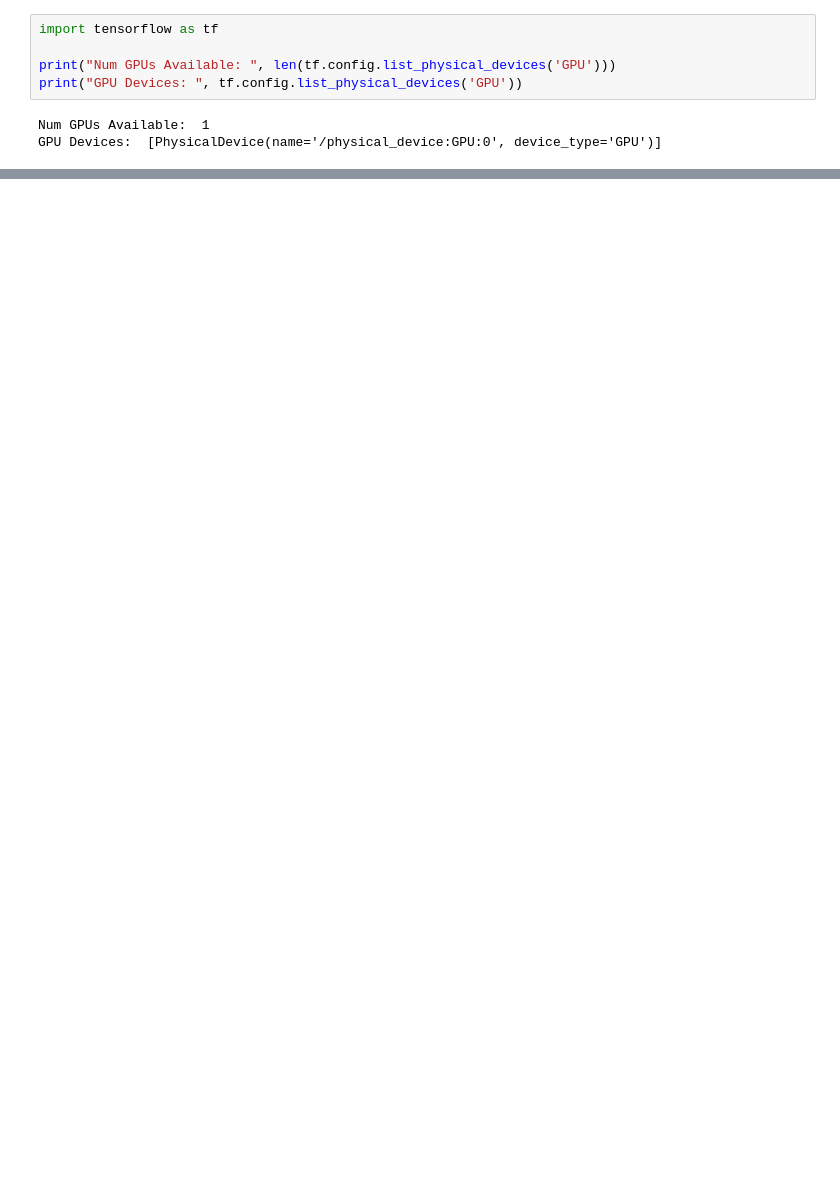
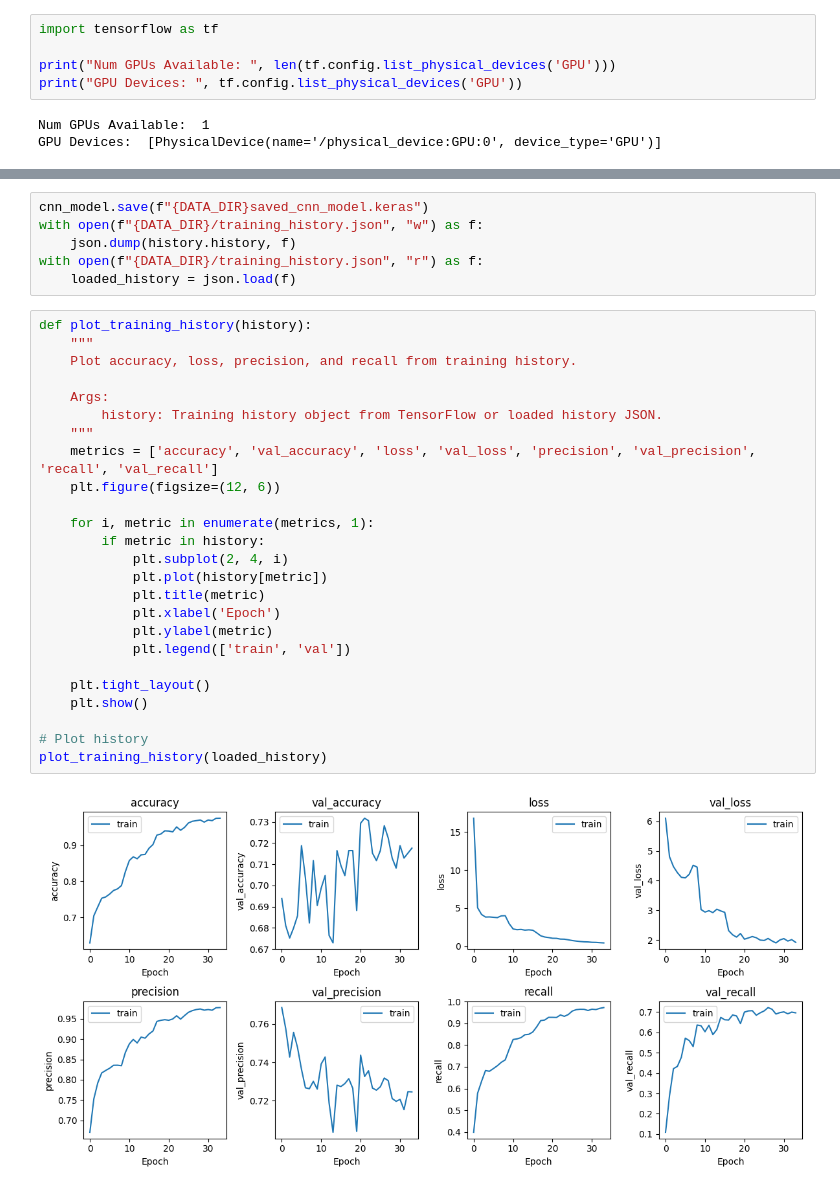
Before and after one commit to DrClick/psychic-succotash, a Jupyter notebook: notebooks/CNN.ipynb, the cells around one changed output, grey strips where cells are left out. Saved outputs shown, nothing was run; the diff lists cells and outputs as text; blank space fills up the shorter version.

```diff
--- a/notebooks/CNN.ipynb
+++ b/notebooks/CNN.ipynb
@@ -307,0 +382,33 @@ Validation Loss: 1.9308, Validation Accuracy: 0.6297
+# %%
+cnn_model.save(f"{DATA_DIR}saved_cnn_model.keras")
+with open(f"{DATA_DIR}/training_history.json", "w") as f:
+    json.dump(history.history, f)
+with open(f"{DATA_DIR}/training_history.json", "r") as f:
+    loaded_history = json.load(f)
+# %%
+def plot_training_history(history):
+    """
+    Plot accuracy, loss, precision, and recall from training history.
+
+    Args:
+        history: Training history object from TensorFlow or loaded history JSON.
+    """
+    metrics = ['accuracy', 'val_accuracy', 'loss', 'val_loss', 'precision', 'val_precision', 'recall', 'val_recall']
+    plt.figure(figsize=(12, 6))
+
+    for i, metric in enumerate(metrics, 1):
+        if metric in history:
+            plt.subplot(2, 4, i)
+            plt.plot(history[metric])
+            plt.title(metric)
+            plt.xlabel('Epoch')
+            plt.ylabel(metric)
+            plt.legend(['train', 'val'])
+
+    plt.tight_layout()
+    plt.show()
+
+# Plot history
+plot_training_history(loaded_history)
+# %% [output]
+[figure, added]
```
Also changed, not shown: parts of 12 cells of this notebook, 13 other files.
